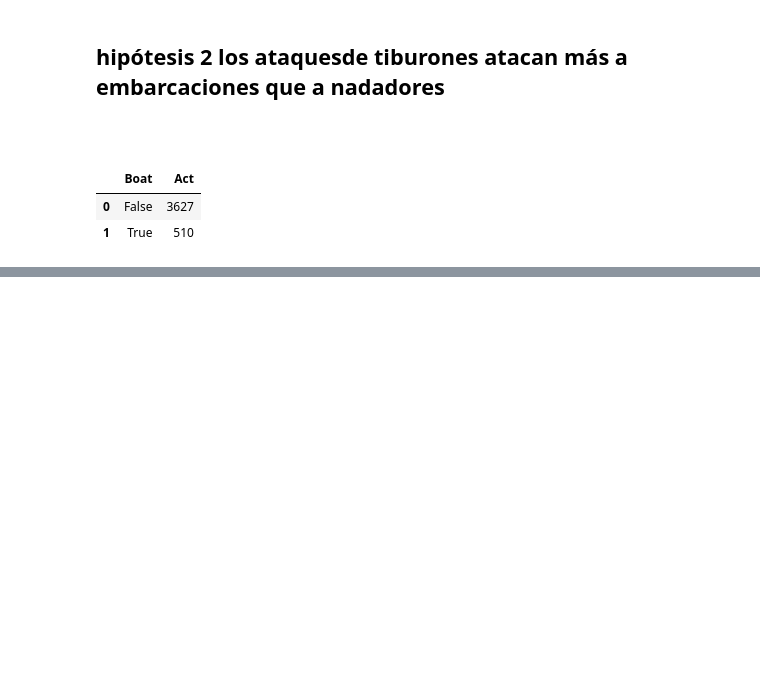
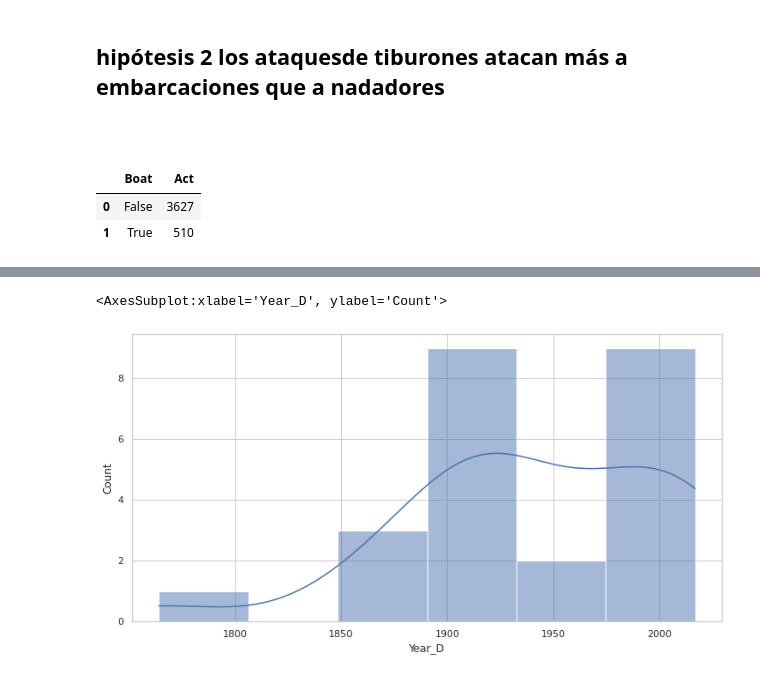
Before and after one commit to data2021oct/sharks, a Jupyter notebook: analysis.ipynb, the cells around one changed output, grey strips where cells are left out. Cells and saved outputs as stored; diff of their text form; code cells hidden in the pictures; blank space fills up the shorter version.

```diff
--- a/analysis.ipynb
+++ b/analysis.ipynb
@@ -125,0 +129,6 @@ fig.show()
+# %%
+country = sharks[(sharks.Country != "UNKNOWN")]
+Spain_comp = country.groupby("Country")["Area"].count().reset_index()
+Spain_comp = Spain_comp[(Spain_comp.Area > 30)]
+fig = px.bar(Spain_comp, x = "Country", y = "Area", color = "Area")
+fig.show()
@@ -125,0 +137,10 @@ fig.show()
+# %%
+Spain = country[(country["Country"] == "SPAIN")]
+Spain.Year_D = Spain.Year_D.astype(dtype = "int64")
+Spain_Years = Spain.groupby("Year_D")["Area"].count().reset_index()
+# %%
+fig = sns.histplot(data = Spain_Years, x = "Year_D", palette = "husl", kde = True)
+fig
+# %% [output]
+<AxesSubplot:xlabel='Year_D', ylabel='Count'>
+[figure, added]
```
Also changed, not shown: parts of 22 cells of this notebook.
